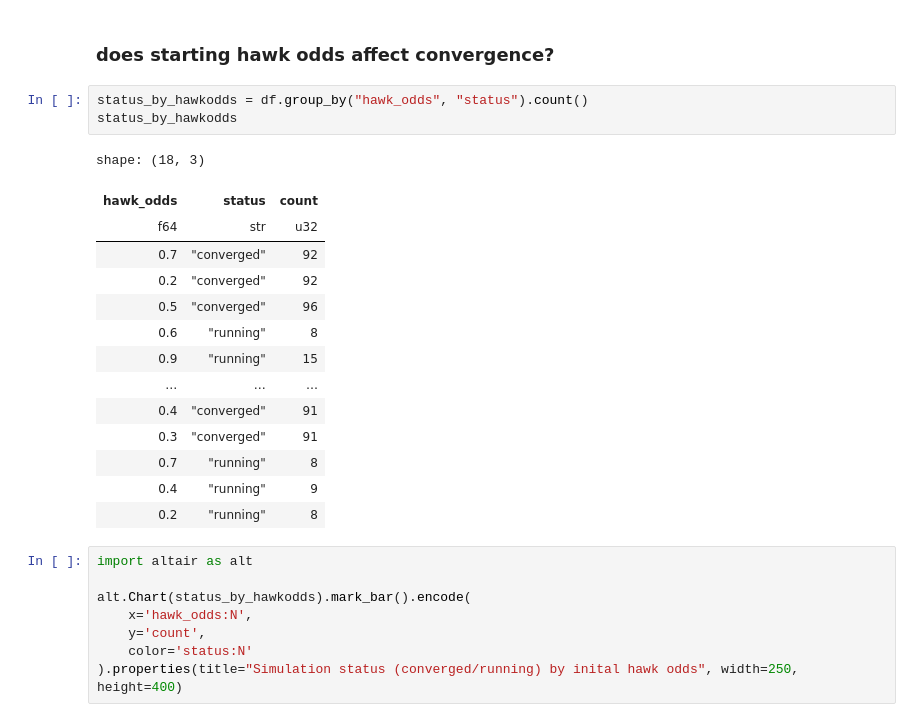
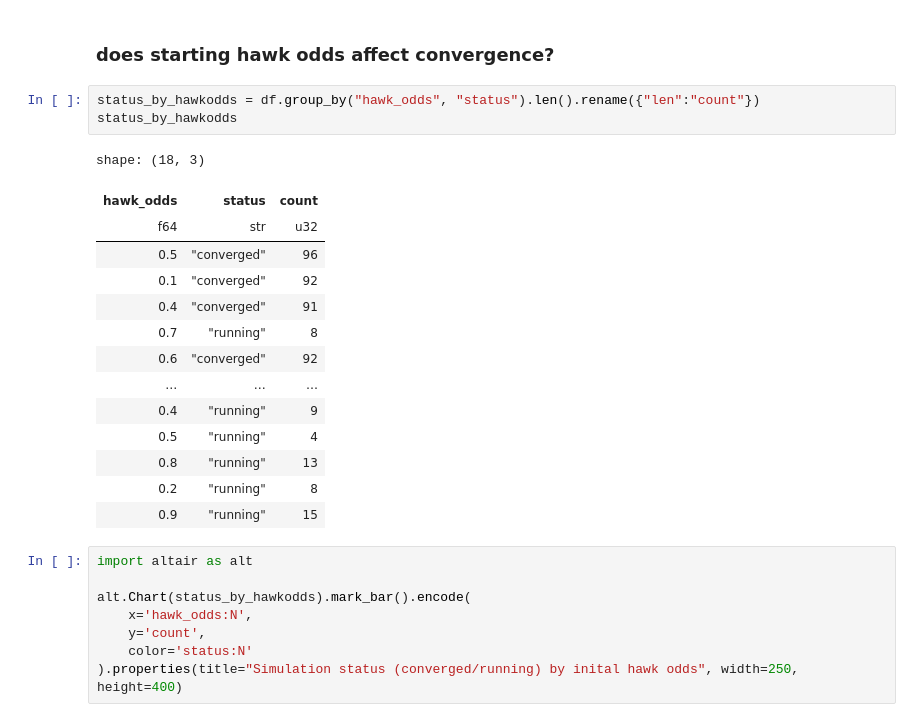
Before and after one commit to Princeton-CDH/simulating-risk, a Jupyter notebook: notebooks/hawkdovemulti_adjust/hdm_c7_hawkodds.ipynb, the cells around one changed output. Cells and saved outputs as stored; diff of their text form.

Commit message:
Rerun and export hawk/odds notebook with current dependencies

```diff
--- a/notebooks/hawkdovemulti_adjust/hdm_c7_hawkodds.ipynb
+++ b/notebooks/hawkdovemulti_adjust/hdm_c7_hawkodds.ipynb
@@ -28,23 +28,23 @@ converged_df["Step"].plot.hist()
 # %% [markdown]
 ### does starting hawk odds affect convergence?
 # %%
-status_by_hawkodds = df.group_by("hawk_odds", "status").count()
+status_by_hawkodds = df.group_by("hawk_odds", "status").len().rename({"len":"count"})
 status_by_hawkodds
 # %% [output]
 shape: (18, 3)
 | hawk_odds | status | count |
 | f64 | str | u32 |
-| 0.7 | "converged" | 92 |
-| 0.2 | "converged" | 92 |
 | 0.5 | "converged" | 96 |
-| 0.6 | "running" | 8 |
+| 0.1 | "converged" | 92 |
+| 0.4 | "converged" | 91 |
+| 0.7 | "running" | 8 |
+| 0.6 | "converged" | 92 |
+| … | … | … |
+| 0.4 | "running" | 9 |
+| 0.5 | "running" | 4 |
+| 0.8 | "running" | 13 |
+| 0.2 | "running" | 8 |
 | 0.9 | "running" | 15 |
-| … | … | … |
-| 0.4 | "converged" | 91 |
-| 0.3 | "converged" | 91 |
-| 0.7 | "running" | 8 |
-| 0.4 | "running" | 9 |
-| 0.2 | "running" | 8 |
 # %%
 import altair as alt
 
```
Also changed, not shown: parts of 9 cells of this notebook, 2 other files.
